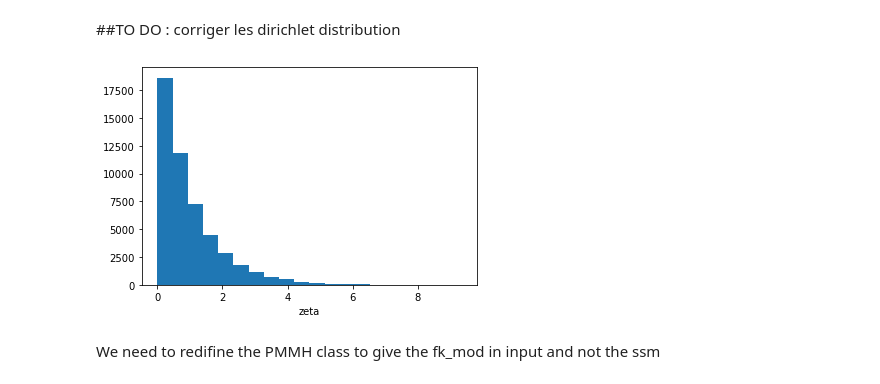
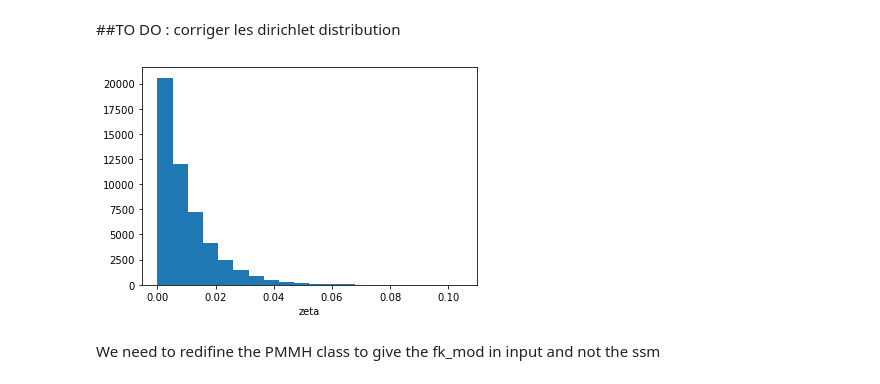
Before and after one commit to TheoAlegretti/HMMC-project, a Jupyter notebook: MAIN.ipynb, the cells around one changed output. Saved outputs shown, nothing was run; the diff lists cells and outputs as text; code cells hidden in the pictures.

```diff
--- a/MAIN.ipynb
+++ b/MAIN.ipynb
@@ -540,7 +538,7 @@ my_prior = dists.StructDist(prior_dict)
 # %%
 another_theta = my_prior.rvs(size=50000)
 # %%
-plt.hist(another_theta['zeta'], 20)
+plt.hist(another_theta['eta'], 20)
 plt.xlabel('zeta');
 # %% [output]
-[figure, old version]
+[figure, new version]
```
Also changed, not shown: parts of 12 cells of this notebook.
